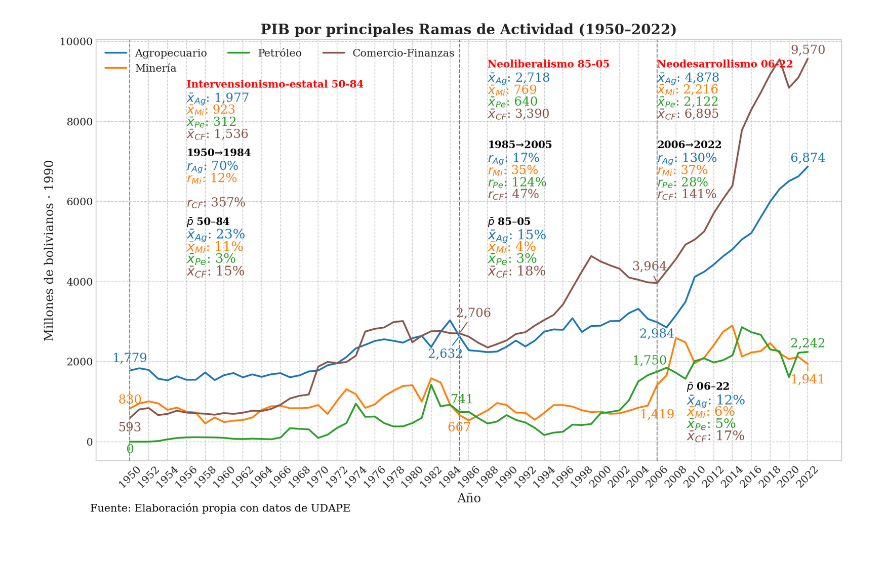
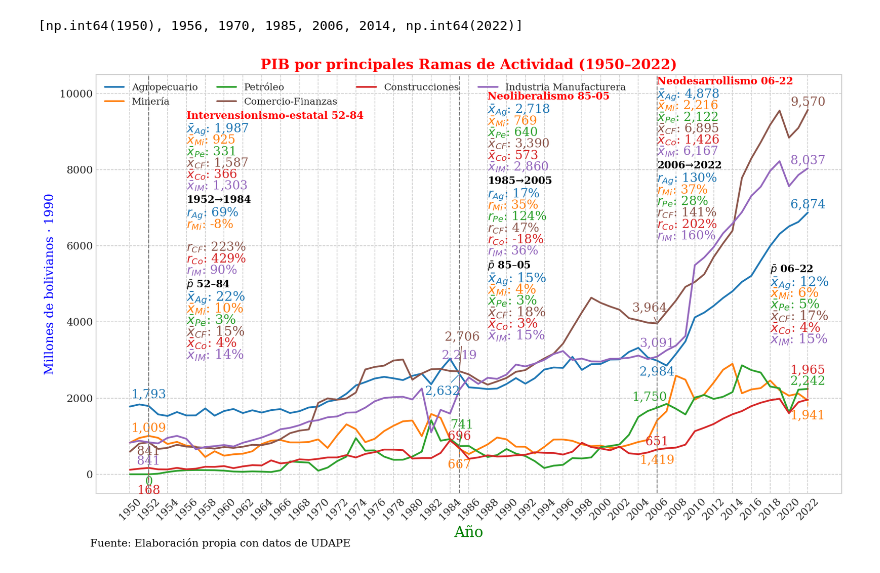
Before and after one commit to navi0369/proyectomacro, a Jupyter notebook: notebooks/tesis/serie_completa/pib/pib_por_ramas.ipynb, the cells around one changed output. Saved outputs shown, nothing was run; the diff lists cells and outputs as text; code cells hidden in the pictures.

Commit message:
se modifico config.py y por ende todas las graficas

```diff
--- a/notebooks/tesis/serie_completa/pib/pib_por_ramas.ipynb
+++ b/notebooks/tesis/serie_completa/pib/pib_por_ramas.ipynb
@@ -176,4 +163,9 @@ df
+# %%
+annot_years
+# %% [output]
+[np.int64(1950), 1956, 1970, 1985, 2006, 2014, np.int64(2022)]
 # %%
+#grafica por periodo
 # Estadísticas de ciclos
 annot_years_periodos=adjust_annot_years(df,annot_years_periodos)
 CYCLES_PERIODOS=adjust_cycles(df,CYCLES_PERIODOS)
@@ -187,49 +179,58 @@ periodos_periodos=adjust_periods(df,periodos_tasas_periodos)
 # Desplazamientos de anotaciones por rama y año
 annotation_offsets = {
     "agropecuario": {
-        1950: (0, 300), 1985: (-1.5, -450),
-        2006: (0, -300), 2022:(0,200)
+        1952: (0, 300), 1985: (-1.8, -450),
+        2006: (0, -300), 2022: (0, 200)
     },
     "mineria": {
-        1950: (0, 200), 1985: (0, -320),
-        2006: (0, -750), 2022:(0,-400)
+        1952: (0, 200), 1985: (0, -420),
+        2006: (0, -1050), 2022: (0, -400)
     },
     "petroleo": {
-        1950: (0, -200), 1985: (0.3, 300),
-        2006: (-0.8, 270),
-        2022:(0,200)
+        1952: (0, -200), 1985: (0.3, 550),
+        2006: (-0.8, 270), 2022: (0, 200)
     },
     "comercio_finanzas": {
-        1950: (0, -250), 1985: (1.5, 500),
-        2006: (-0.8, 400),
-        2022:(0,200)
+        1952: (0, -250), 1985: (0.3, 900),
+        2006: (-0.8, 400), 2022: (0, 200)
     },
+    "construcciones": {
+        1952: (0, -600), 1985: (0, 300),
+        2006: (0, 200), 2022: (0, 760)
+    },
+    "industria_manufacturera": {
+        1952: (0, -500), 1985: (0, 900),
+        2006: (0, 350), 2022: (0, 200)
+    }
 }
 
-# Hitos verticales
+# Hitos verticales (usar los mismos años que hitos_v_periodos)
 hitos_offset = {
-    1950: 0.45, 1985: 0.50, 2006: 0.50,
+    1952: 0.45,  # antes era 1950
+    1985: 0.50,
+    2006: 0.50,
 }
 
 # Desplazamientos de recuadros de periodo y texto
 period_offsets = {
-    "1950-1984": (1956, 0.73),
-    "1985-2005": (1988, 0.75),
-    "2006-2022": (2006, 0.75),
+    "1952-1984": (1956, 0.73),  # antes "1950-1984"
+    "1985-2005": (1988, 0.78),
+    "2006-2022": (2006, 0.82),
 }
+
+# Cuadros de medias por ciclo (claves idénticas a CYCLES_PERIODOS)
 medias_offsets = {
-    "Intervensionismo-estatal 50-84": (1956, 0.90),
-    "Neoliberalismo 85-05": (1988, 0.95),
-    "Neodesarrollismo 06-22": (2006, 0.95),
+    "Intervensionismo-estatal 52-84": (1956, 0.95),  # antes "50-84"
+    "Neoliberalismo 85-05":            (1988, 1),
+    "Neodesarrollismo 06-22":          (2006, 1.04)  # antes "06-22"
 }
 
 # Desplazamientos de participación por ciclo
 participation_offsets = {
-    "1950-1984": (1956, 0.56),
+    "1952-1984": (1956, 0.51),  # antes "1950-1984"
     "1985-2005": (1988, 0.56),
-    "2006-2022": (2009.1, 0.15),
+    "2006-2022": (2018, 0.55),
 }
-
 #grafica
 fig, ax = init_base_plot(
     df=df,
@@ -238,38 +239,40 @@ fig, ax = init_base_plot(
     title=f"PIB por principales Ramas de Actividad ({df.index[0]}–{df.index[-1]})",
     xlabel="Año",
     ylabel="Millones de bolivianos · 1990",
-    source_text="Fuente: Elaboración propia con datos de UDAPE"
+    source_text="Fuente: Elaboración propia con datos de UDAPE",
+    legend_fontsize=11,
+    legend_ncol=4
 )
 
 # Líneas de hitos y anotaciones
 add_hitos(ax, df.index, hitos_v_periodos, hitos_offset)
 add_year_value_annotations(
     ax, df, annot_years_periodos, cols_componentes,
-    annotation_offsets, custom_colors
+    annotation_offsets, custom_colors,arrow_lw=0.9
 )
 
 add_cycle_means_multi(
     ax, cycle_stats_periodos, medias_offsets,
     abbr, custom_colors, line_spacing=line_spacing
 )
 
 # Tasas de crecimiento por periodo
 add_period_growth_annotations_multi(
     ax, df, periodos_periodos, cols_componentes,
     period_offsets, custom_colors, abbr
 )
 
 # Cuadros de participación por ciclo
 add_participation_cycle_boxes(
     ax, df, periodos_periodos, cols_componentes,
     "pib_real", participation_offsets,
     abbr, custom_colors
 )
-
-plt.savefig(os.path.join(output_dir, "pib_rama_de_actividad_2.png"))
+ax.set_ylim(-500,10500)
+plt.savefig(os.path.join(output_dir, "pib_rama_de_actividad_periodos.png"))
 plt.show()
 # %% [output]
-[figure, old version]
+[figure, new version]
 # %%
 # Estadísticas de ciclos
 annot_years=adjust_annot_years(df,annot_years)
```
Also changed, not shown: parts of 5 cells of this notebook, 54 other files.
